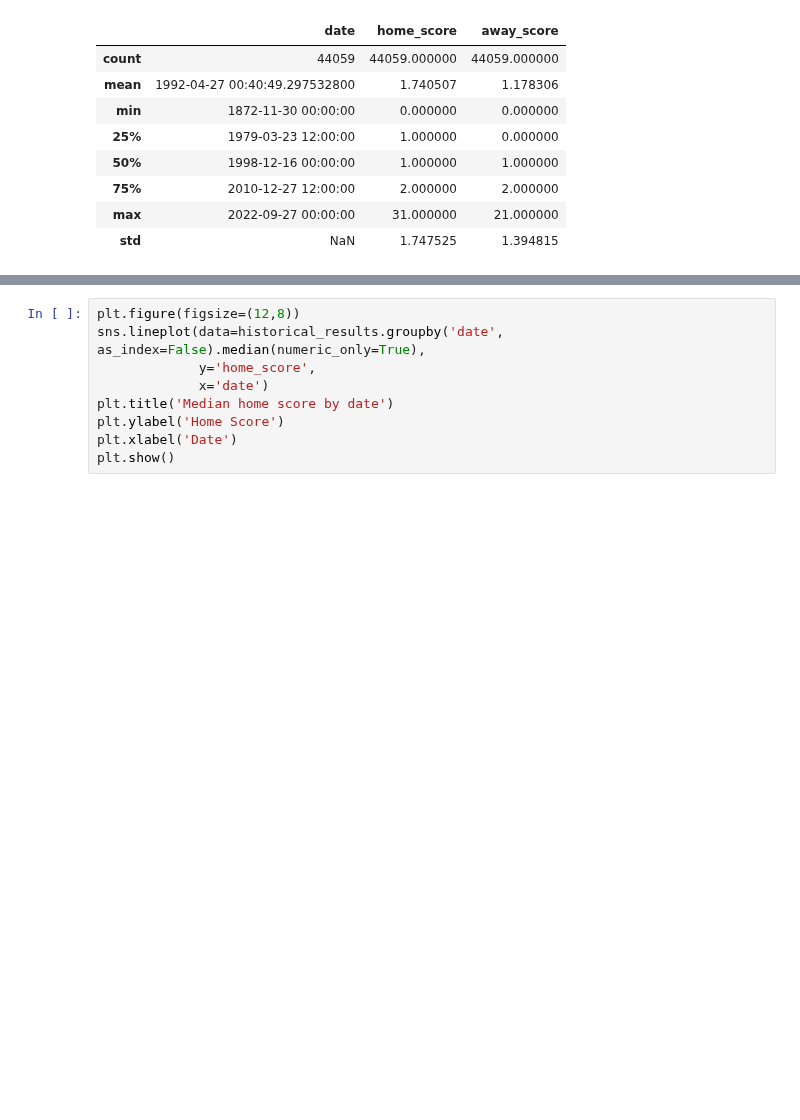
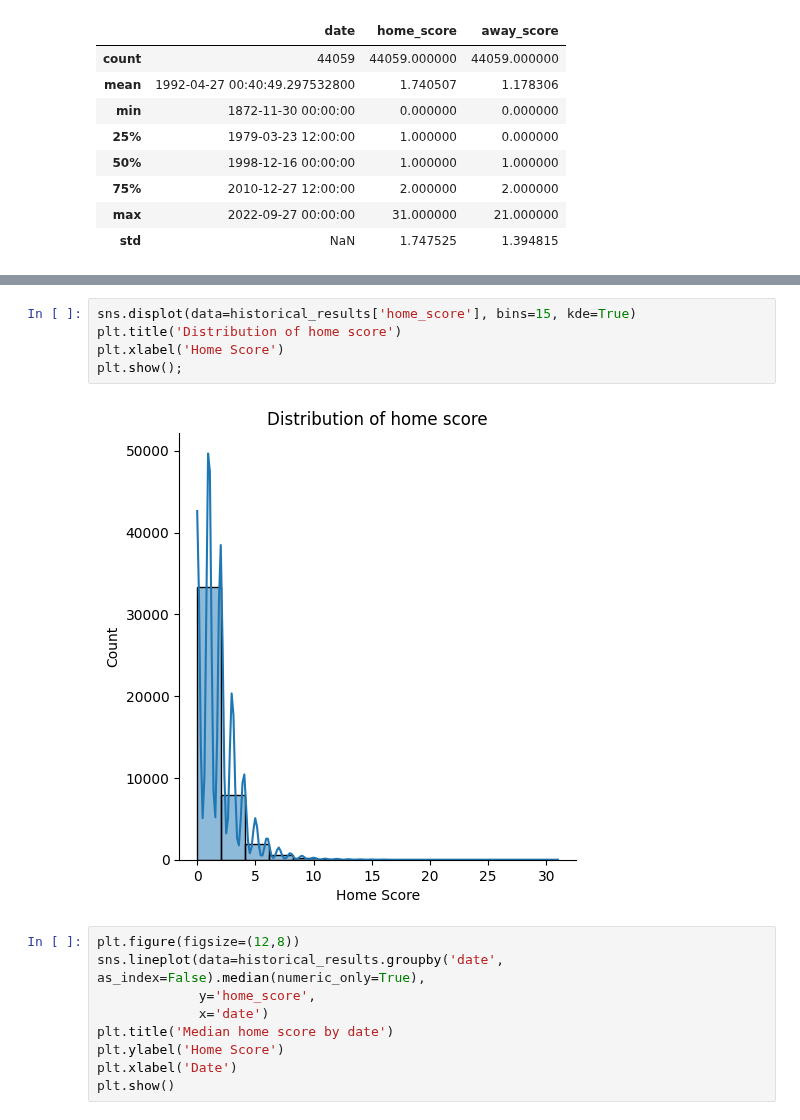
Before and after one commit to rafabandoni/world-cup-22-predict, a Jupyter notebook: predict_worldcup22.ipynb, the cells around one changed output, grey strips where cells are left out. Drawn from its saved outputs; the diff is of its cells as text; blank space fills up the shorter version.

```diff
--- a/predict_worldcup22.ipynb
+++ b/predict_worldcup22.ipynb
@@ -137,3 +162,10 @@ historical_results.describe()
+# %%
+sns.displot(data=historical_results['home_score'], bins=15, kde=True)
+plt.title('Distribution of home score')
+plt.xlabel('Home Score')
+plt.show();
+# %% [output]
+[figure, added]
 # %%
 plt.figure(figsize=(12,8))
 sns.lineplot(data=historical_results.groupby('date', as_index=False).median(numeric_only=True),
```
Also changed, not shown: parts of 8 cells of this notebook.
